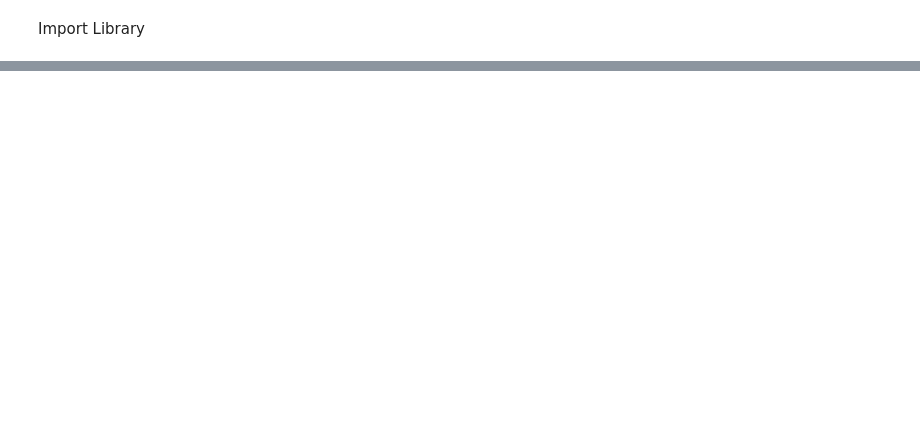
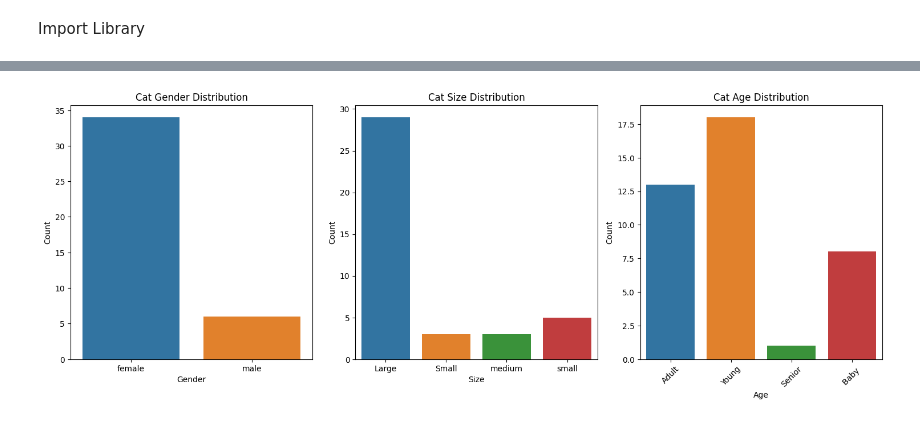
Before and after one commit to kucingku-capstone/machine-learning, a Jupyter notebook: main_model.ipynb, the cells around one changed output, grey strips where cells are left out. Drawn from its saved outputs; the diff is of its cells as text; code cells hidden in the pictures; blank space fills up the shorter version.

```diff
--- a/main_model.ipynb
+++ b/main_model.ipynb
@@ -182,0 +14,4 @@ with open("collaborative_model.tflite", "wb") as f:
+# %%
+url = 'https://raw.githubusercontent.com/kucingku-capstone/machine-learning/2287f89cf2f09bbf23dd71312985b22961f96762/dataset/merged_dataset_with_rating.csv'
+df = pd.read_csv(url)
+df
@@ -182,0 +36,30 @@ with open("collaborative_model.tflite", "wb") as f:
+# %%
+import matplotlib.pyplot as plt
+import seaborn as sns
+
+# Visualize 3 cat category in dateset
+plt.figure(figsize=(15, 10))
+
+plt.subplot(2, 3, 1)
+sns.countplot(x='cat_gender', data=df)
+plt.title('Cat Gender Distribution')
+plt.xlabel('Gender')
+plt.ylabel('Count')
+
+plt.subplot(2, 3, 2)
+sns.countplot(x='cat_size', data=df)
+plt.title('Cat Size Distribution')
+plt.xlabel('Size')
+plt.ylabel('Count')
+
+plt.subplot(2, 3, 3)
+sns.countplot(x='cat_age', data=df)
+plt.title('Cat Age Distribution')
+plt.xlabel('Age')
+plt.ylabel('Count')
+
+plt.tight_layout()
+plt.xticks(rotation=45)  # Rotate x-axis labels for better readability
+plt.show()
+# %% [output]
+[figure, added]
```
Also changed, not shown: parts of 59 cells of this notebook, 15 other files.
